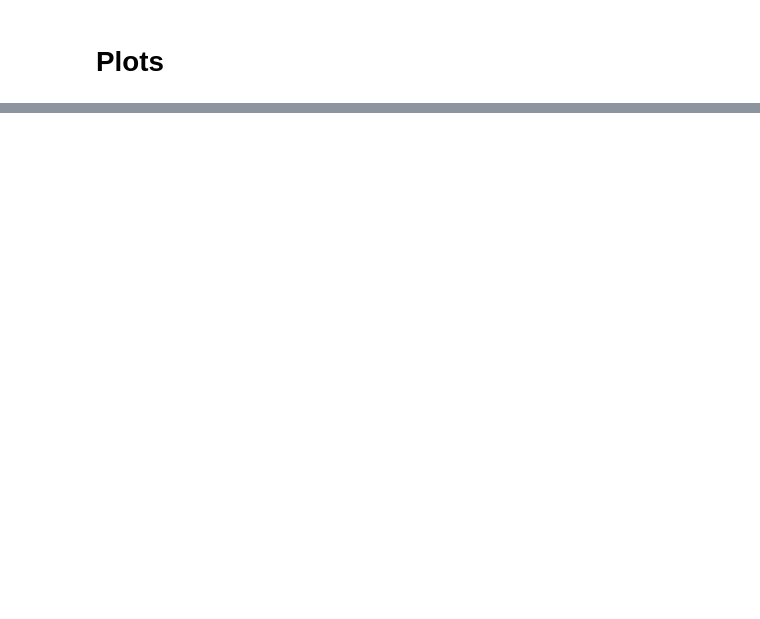
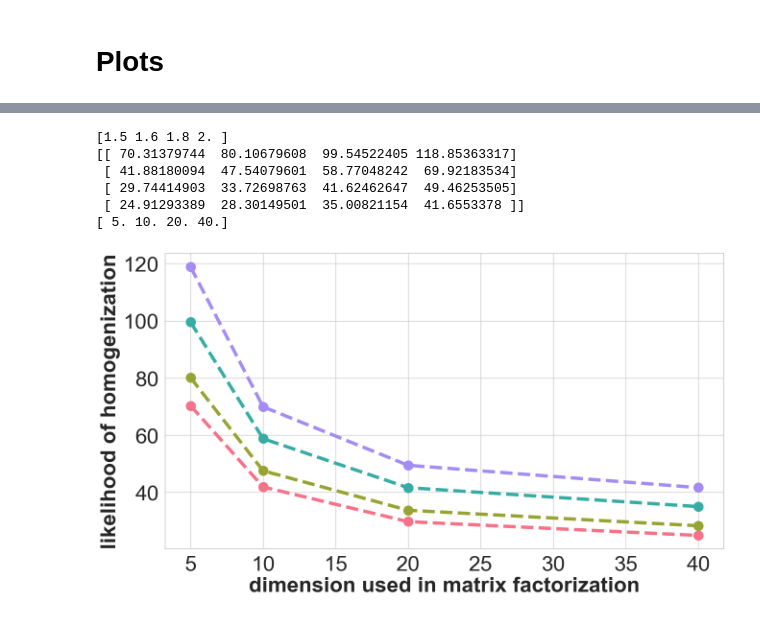
Before and after one commit to mjagadeesan/supply-side-equilibria, a Jupyter notebook: notebook.ipynb, the cells around one changed output, grey strips where cells are left out. Drawn from its saved outputs; the diff is of its cells as text; code cells hidden in the pictures; blank space fills up the shorter version.

```diff
--- a/notebook.ipynb
+++ b/notebook.ipynb
@@ -895,0 +976,42 @@ Text(0, 0.5, 'estimate of $\\beta^*$')
+# %%
+import numpy as np
+import matplotlib.pyplot as plt
+import seaborn as sns
+
+
+# Read data from files
+betas = np.loadtxt('./Data/betas_small.txt')
+q_vals = np.loadtxt('./Data/q_vals_small.txt')
+dim_values = np.loadtxt('./Data/dim_values_small.txt')
+
+
+print(q_vals)
+print(betas)
+print(dim_values)
+
+
+plt.figure(figsize=(15, 8))
+sns.set(style="whitegrid")
+color_palette = sns.color_palette("husl", len(q_vals))
+
+# Create a plot
+for i in range(len(q_vals)):
+    betas_val = betas[:, i]
+    plt.scatter(dim_values, betas_val, label='q='+str(q_vals[i]), color = color_palette[i], s=200)
+    plt.plot(dim_values, betas_val, '--', color = color_palette[i], linewidth=5)
+
+
+# plt.legend(fontsize=32)
+plt.xticks(fontsize=32)
+plt.yticks(fontsize=32)
+plt.xlabel('dimension used in matrix factorization', fontsize=32, fontweight='bold')
+plt.ylabel('likelihood of homogenization', fontsize=32, fontweight='bold')
+plt.savefig('./Plots/research-statement-beta-q', bbox_inches='tight')
+# %% [output]
+[1.5 1.6 1.8 2. ]
+[[ 70.31379744  80.10679608  99.54522405 118.85363317]
+ [ 41.88180094  47.54079601  58.77048242  69.92183534]
+ [ 29.74414903  33.72698763  41.62462647  49.46253505]
+ [ 24.91293389  28.30149501  35.00821154  41.6553378 ]]
+[ 5. 10. 20. 40.]
+[figure, added]
```
Also changed, not shown: parts of 20 cells of this notebook.
